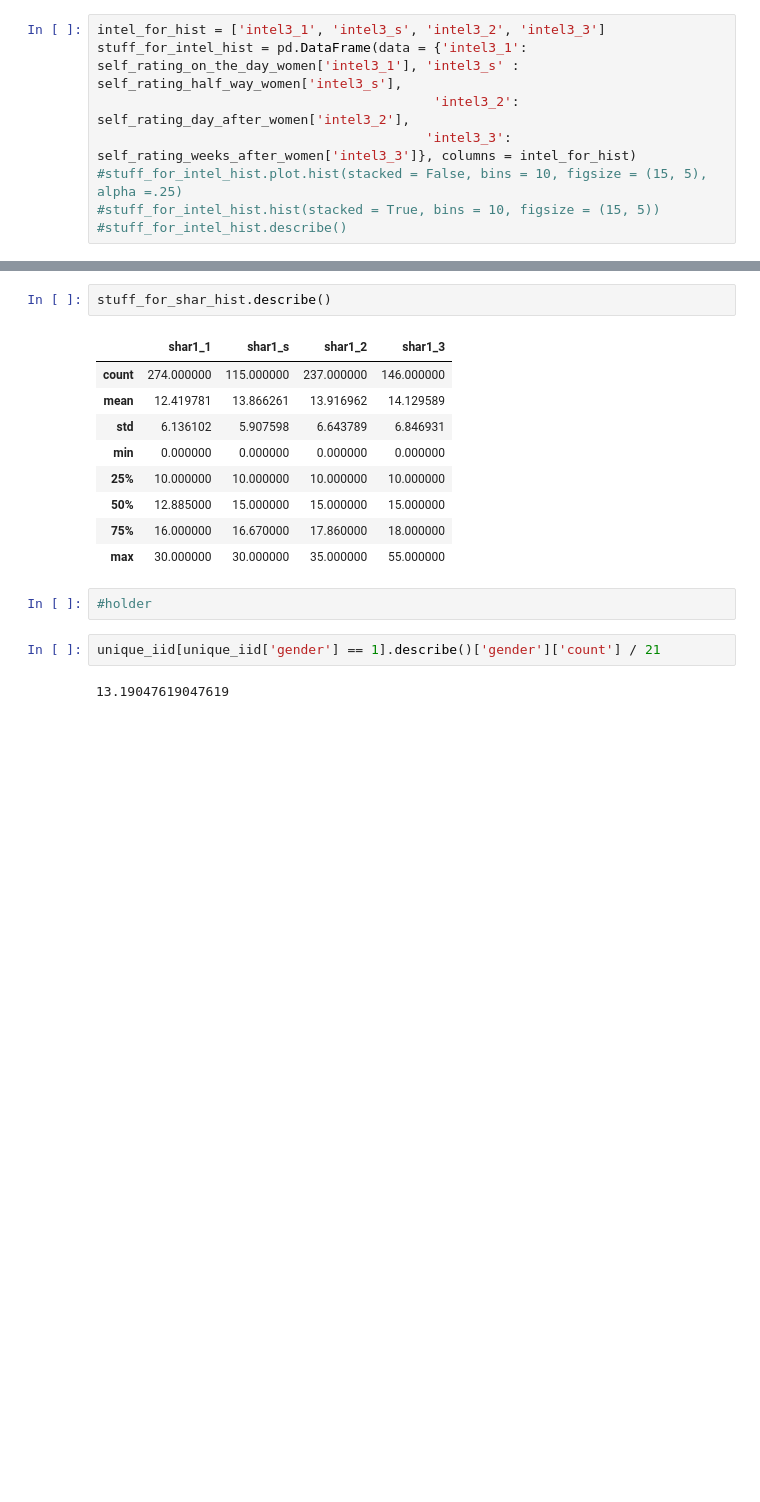
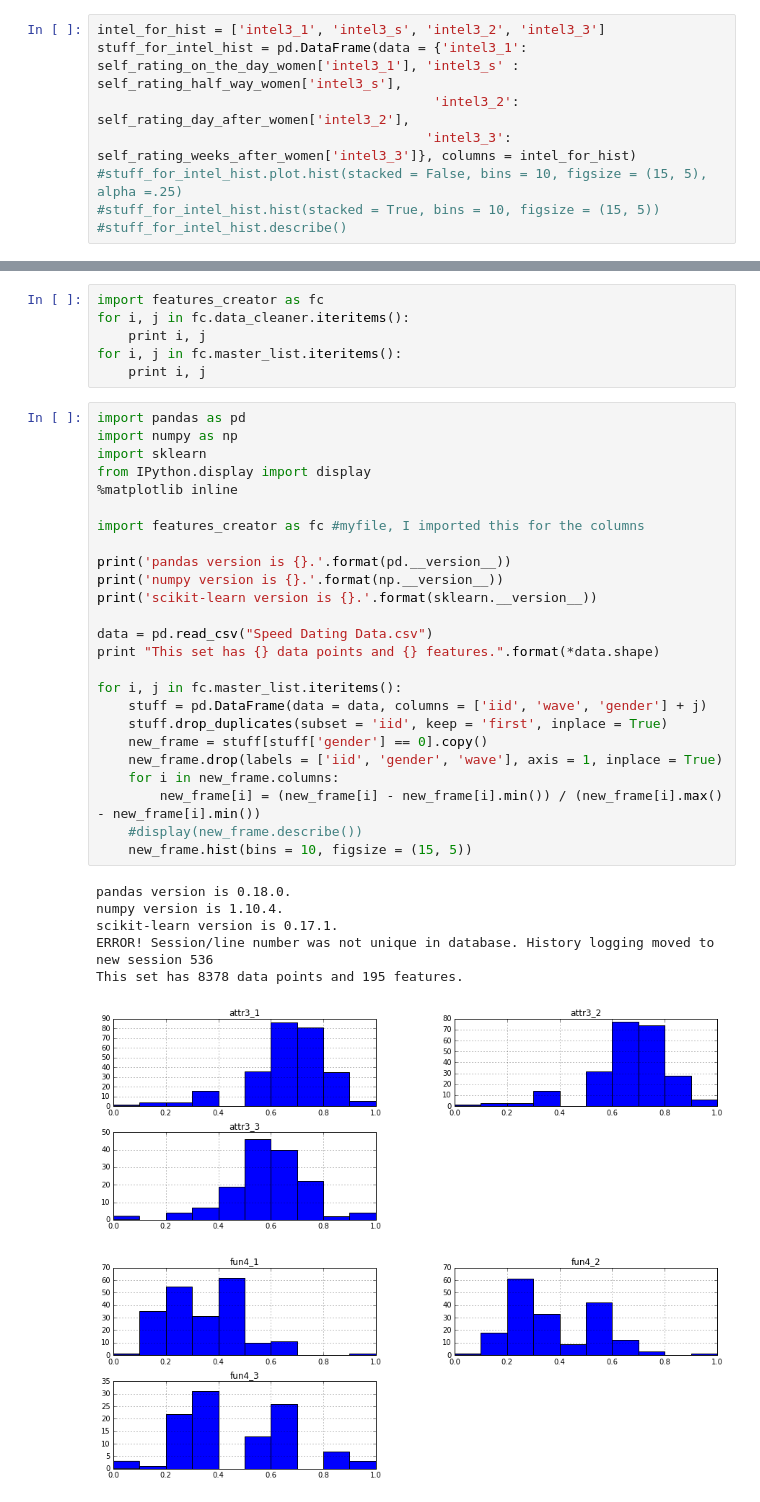
Before and after one commit to fiatveritas/Portfolio, a Jupyter notebook: Udacity_Project_5_Capstone/Love_At_First_Sight.ipynb, the cells around one changed output, grey strips where cells are left out. Saved outputs shown, nothing was run; the diff lists cells and outputs as text; blank space fills up the shorter version.

```diff
--- a/Udacity_Project_5_Capstone/Love_At_First_Sight.ipynb
+++ b/Udacity_Project_5_Capstone/Love_At_First_Sight.ipynb
@@ -374,18 +299,39 @@ stuff_for_shar_hist = pd.DataFrame(data = {'shar1_1': women_at_start['shar1_1'],
-# %%
-stuff_for_shar_hist.describe()
-# %% [output]
-|  | shar1_1 | shar1_s | shar1_2 | shar1_3 |
-| count | 274.000000 | 115.000000 | 237.000000 | 146.000000 |
-| mean | 12.419781 | 13.866261 | 13.916962 | 14.129589 |
-| std | 6.136102 | 5.907598 | 6.643789 | 6.846931 |
-| min | 0.000000 | 0.000000 | 0.000000 | 0.000000 |
-| 25% | 10.000000 | 10.000000 | 10.000000 | 10.000000 |
-| 50% | 12.885000 | 15.000000 | 15.000000 | 15.000000 |
-| 75% | 16.000000 | 16.670000 | 17.860000 | 18.000000 |
-| max | 30.000000 | 30.000000 | 35.000000 | 55.000000 |
-# %%
-#holder
-# %%
-unique_iid[unique_iid['gender'] == 1].describe()['gender']['count'] / 21
-# %% [output]
-13.19047619047619
+# %%
+import features_creator as fc
+for i, j in fc.data_cleaner.iteritems():
+    print i, j
+for i, j in fc.master_list.iteritems():
+    print i, j
+# %%
+import pandas as pd
+import numpy as np
+import sklearn
+from IPython.display import display
+%matplotlib inline
+
+import features_creator as fc #myfile, I imported this for the columns
+
+print('pandas version is {}.'.format(pd.__version__))
+print('numpy version is {}.'.format(np.__version__))
+print('scikit-learn version is {}.'.format(sklearn.__version__))
+
+data = pd.read_csv("Speed Dating Data.csv")
+print "This set has {} data points and {} features.".format(*data.shape)
+
+for i, j in fc.master_list.iteritems():
+    stuff = pd.DataFrame(data = data, columns = ['iid', 'wave', 'gender'] + j)
+    stuff.drop_duplicates(subset = 'iid', keep = 'first', inplace = True)
+    new_frame = stuff[stuff['gender'] == 0].copy()
+    new_frame.drop(labels = ['iid', 'gender', 'wave'], axis = 1, inplace = True)
+    for i in new_frame.columns:
+        new_frame[i] = (new_frame[i] - new_frame[i].min()) / (new_frame[i].max() - new_frame[i].min())
+    #display(new_frame.describe())
+    new_frame.hist(bins = 10, figsize = (15, 5))
+# %% [output]
+pandas version is 0.18.0.
+numpy version is 1.10.4.
+scikit-learn version is 0.17.1.
+ERROR! Session/line number was not unique in database. History logging moved to new session 536
+This set has 8378 data points and 195 features.
+[figure, added]
+[figure, added]
```
Also changed, not shown: parts of 13 cells of this notebook, 2 other files.
